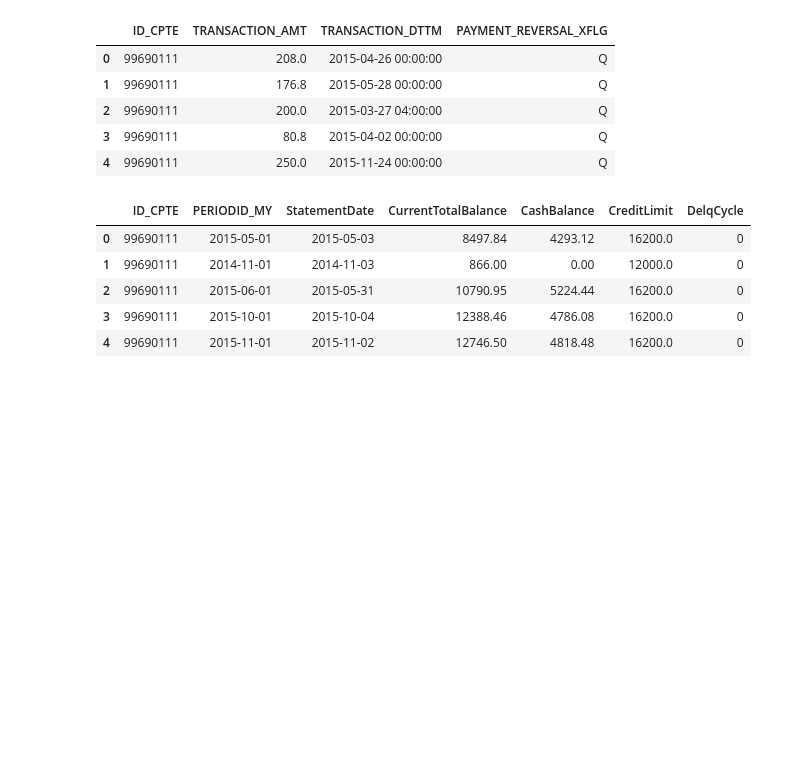
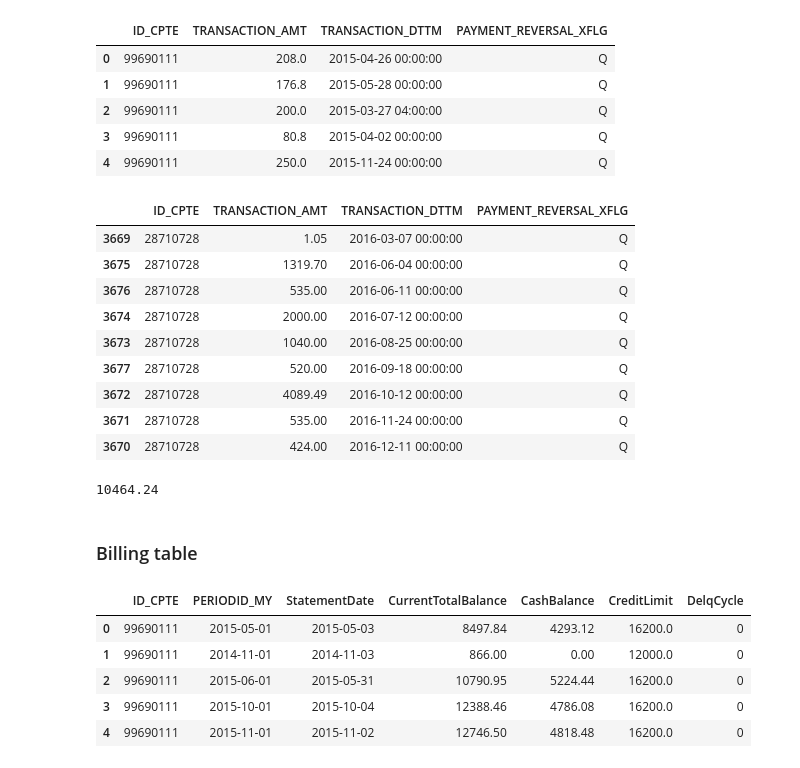
Before and after one commit to tonytontian/Data_Cup_Hello_Team, a Jupyter notebook: code/baseline.ipynb, the cells around one changed output. Cells and saved outputs as stored; diff of their text form; code cells hidden in the pictures; blank space fills up the shorter version.

```diff
--- a/code/baseline.ipynb
+++ b/code/baseline.ipynb
@@ -45,6 +109,26 @@ payment_df.head()
 | 2 | 99690111 | 200.0 | 2015-03-27 04:00:00 | Q |
 | 3 | 99690111 | 80.8 | 2015-04-02 00:00:00 | Q |
 | 4 | 99690111 | 250.0 | 2015-11-24 00:00:00 | Q |
+# %%
+tmp = payment_df[payment_df['ID_CPTE'] == 28710728].sort_values(['TRANSACTION_DTTM'])
+tmp
+# %% [output]
+|  | ID_CPTE | TRANSACTION_AMT | TRANSACTION_DTTM | PAYMENT_REVERSAL_XFLG |
+| 3669 | 28710728 | 1.05 | 2016-03-07 00:00:00 | Q |
+| 3675 | 28710728 | 1319.70 | 2016-06-04 00:00:00 | Q |
+| 3676 | 28710728 | 535.00 | 2016-06-11 00:00:00 | Q |
+| 3674 | 28710728 | 2000.00 | 2016-07-12 00:00:00 | Q |
+| 3673 | 28710728 | 1040.00 | 2016-08-25 00:00:00 | Q |
+| 3677 | 28710728 | 520.00 | 2016-09-18 00:00:00 | Q |
+| 3672 | 28710728 | 4089.49 | 2016-10-12 00:00:00 | Q |
+| 3671 | 28710728 | 535.00 | 2016-11-24 00:00:00 | Q |
+| 3670 | 28710728 | 424.00 | 2016-12-11 00:00:00 | Q |
+# %%
+sum(tmp['TRANSACTION_AMT'])
+# %% [output]
+10464.24
+# %% [markdown]
+### Billing table
 # %%
 billing_df.head()
 # %% [output]
```
Also changed, not shown: parts of 15 cells of this notebook.
